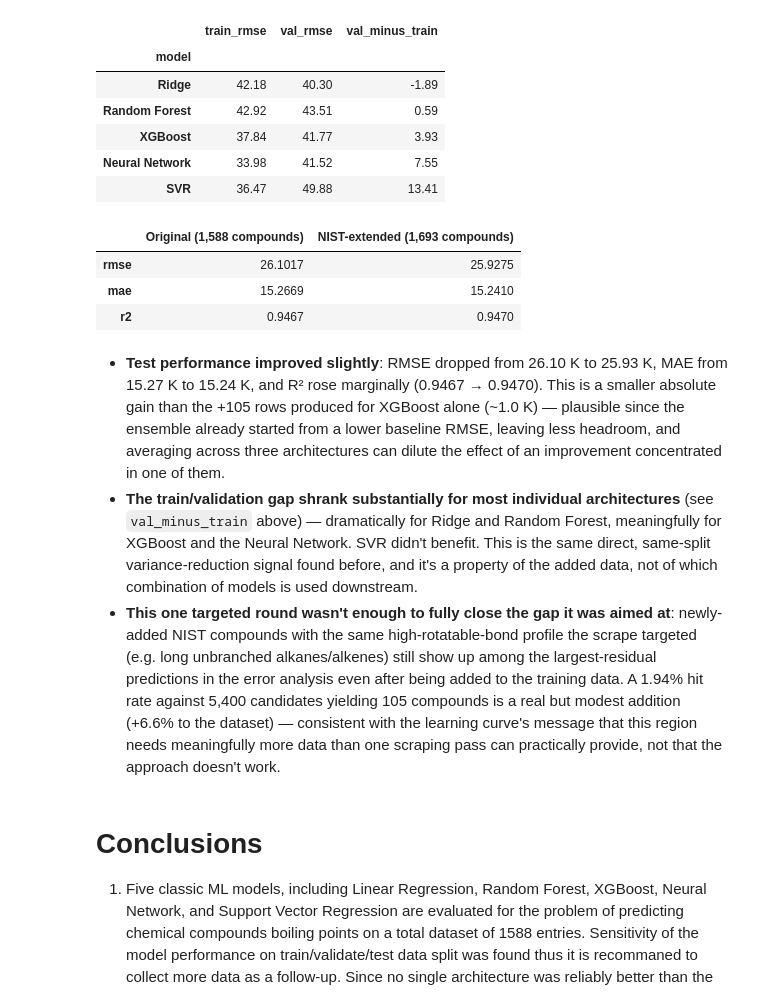
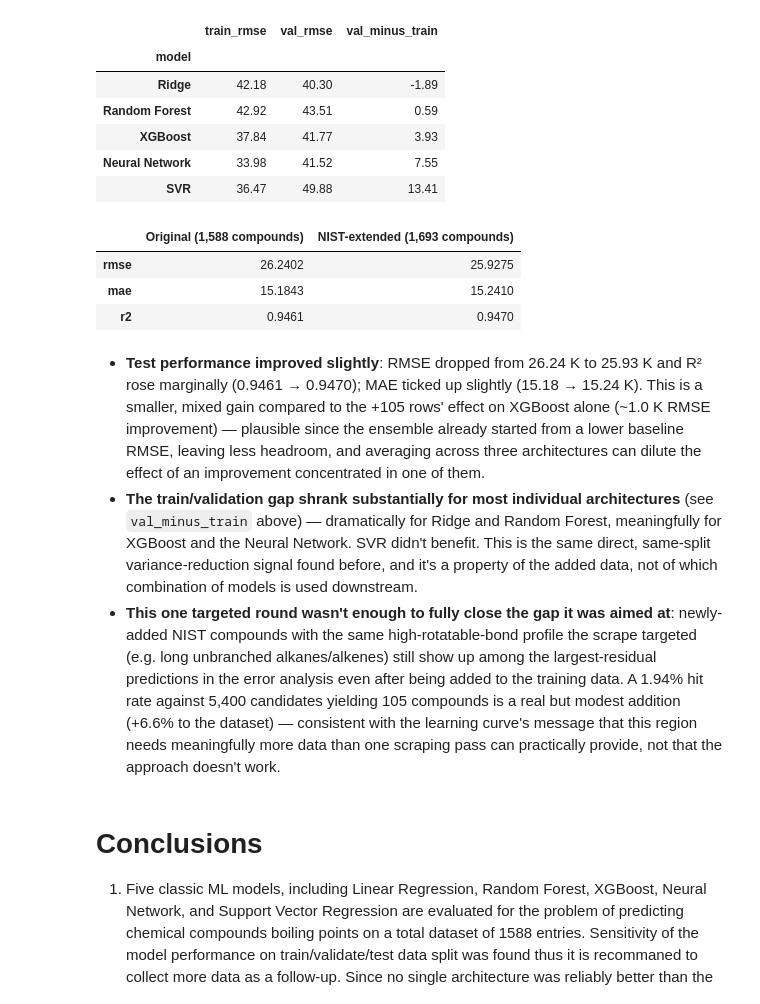
Before and after one commit to JShi12/Predict-Organic-Chemical-Boiling-Point, a Jupyter notebook: Boiling_Point_Predicter.ipynb, the cells around one changed output. Saved outputs shown, nothing was run; the diff lists cells and outputs as text; code cells hidden in the pictures.

```diff
--- a/Boiling_Point_Predicter.ipynb
+++ b/Boiling_Point_Predicter.ipynb
@@ -527,17 +527,19 @@ out for being the least stable across splits (highest variance here, ±6.6 vs
 # %% [markdown]
 # Build the Ensemble
 # %%
-# Build the ensemble from the already-tuned Ridge, XGBoost, and Neural
-# Network models found above (no separate re-tuning step -- consistent with
-# how the split-sensitivity check treats these hyperparameters as fixed),
-# then fit it on the training + validation data together
+# Re-tune each ensemble member on the training + validation data together
+# (mirrors the rigor previously applied only to XGBoost's retrain step --
+# hyperparameters found on X_train alone aren't necessarily optimal for the
+# larger combined set)
 X_train_val = pd.concat([X_train, X_val])
 y_train_val = pd.concat([y_train, y_val])
 
+lr_cv_final, xgb_cv_final, nn_cv_final = models.retrain_ensemble_members(X_train_val, y_train_val)
+
 ensemble = ensemble_module.AverageEnsembleRegressor(
-    ridge=lr_cv.best_estimator_,
-    xgb=xgb_cv.best_estimator_,
-    nn=nn_cv.best_estimator_,
+    ridge=lr_cv_final.best_estimator_,
+    xgb=xgb_cv_final.best_estimator_,
+    nn=nn_cv_final.best_estimator_,
 )
 ensemble.fit(X_train_val, y_train_val)
 # %% [output]
@@ -934,37 +935,39 @@ gap_comparison.round(2)
 | Neural Network | 33.98 | 41.52 | 7.55 |
 | SVR | 36.47 | 49.88 | 13.41 |
 # %%
-# Build the ensemble from the augmented dataset's tuned members, fit on
-# train+val, evaluate on the same-ratio held-out test set
+# Re-tune each ensemble member on the augmented dataset's train+val, then
+# evaluate on the same-ratio held-out test set
 X_train_val_aug = pd.concat([X_train_aug, X_val_aug])
 y_train_val_aug = pd.concat([y_train_aug, y_val_aug])
+lr_cv_aug_final, xgb_cv_aug_final, nn_cv_aug_final = models.retrain_ensemble_members(X_train_val_aug, y_train_val_aug)
+
 ensemble_aug = ensemble_module.AverageEnsembleRegressor(
-    ridge=lr_cv_aug.best_estimator_,
-    xgb=xgb_cv_aug.best_estimator_,
-    nn=nn_cv_aug.best_estimator_,
+    ridge=lr_cv_aug_final.best_estimator_,
+    xgb=xgb_cv_aug_final.best_estimator_,
+    nn=nn_cv_aug_final.best_estimator_,
 )
 ensemble_aug.fit(X_train_val_aug, y_train_val_aug)
 
 test_metrics_aug = models.evaluate_on_test(ensemble_aug, X_test_aug, y_test_aug)
 test_metrics_original = models.evaluate_on_test(ensemble, X_test, y_test)
 
 pd.DataFrame({
     "Original (1,588 compounds)": test_metrics_original,
     "NIST-extended (1,693 compounds)": test_metrics_aug,
 }).round(4)
 # %% [output]
 |  | Original (1,588 compounds) | NIST-extended (1,693 compounds) |
-| rmse | 26.1017 | 25.9275 |
-| mae | 15.2669 | 15.2410 |
-| r2 | 0.9467 | 0.9470 |
+| rmse | 26.2402 | 25.9275 |
+| mae | 15.1843 | 15.2410 |
+| r2 | 0.9461 | 0.9470 |
 # %% [markdown]
-* **Test performance improved slightly**: RMSE dropped from 26.10 K to
-25.93 K, MAE from 15.27 K to 15.24 K, and R² rose marginally (0.9467 →
-0.9470). This is a smaller absolute gain than the +105 rows produced for
-XGBoost alone (~1.0 K) — plausible since the ensemble already started from a
-lower baseline RMSE, leaving less headroom, and averaging across three
-architectures can dilute the effect of an improvement concentrated in one of
-them.
+* **Test performance improved slightly**: RMSE dropped from 26.24 K to
+25.93 K and R² rose marginally (0.9461 → 0.9470); MAE ticked up slightly
+(15.18 → 15.24 K). This is a smaller, mixed gain compared to the +105 rows'
+effect on XGBoost alone (~1.0 K RMSE improvement) — plausible since the
+ensemble already started from a lower baseline RMSE, leaving less headroom,
+and averaging across three architectures can dilute the effect of an
+improvement concentrated in one of them.
 * **The train/validation gap shrank substantially for most individual
 architectures** (see `val_minus_train` above) — dramatically for Ridge and
 Random Forest, meaningfully for XGBoost and the Neural Network. SVR didn't
```
Also changed, not shown: parts of 17 cells of this notebook, 7 other files.
